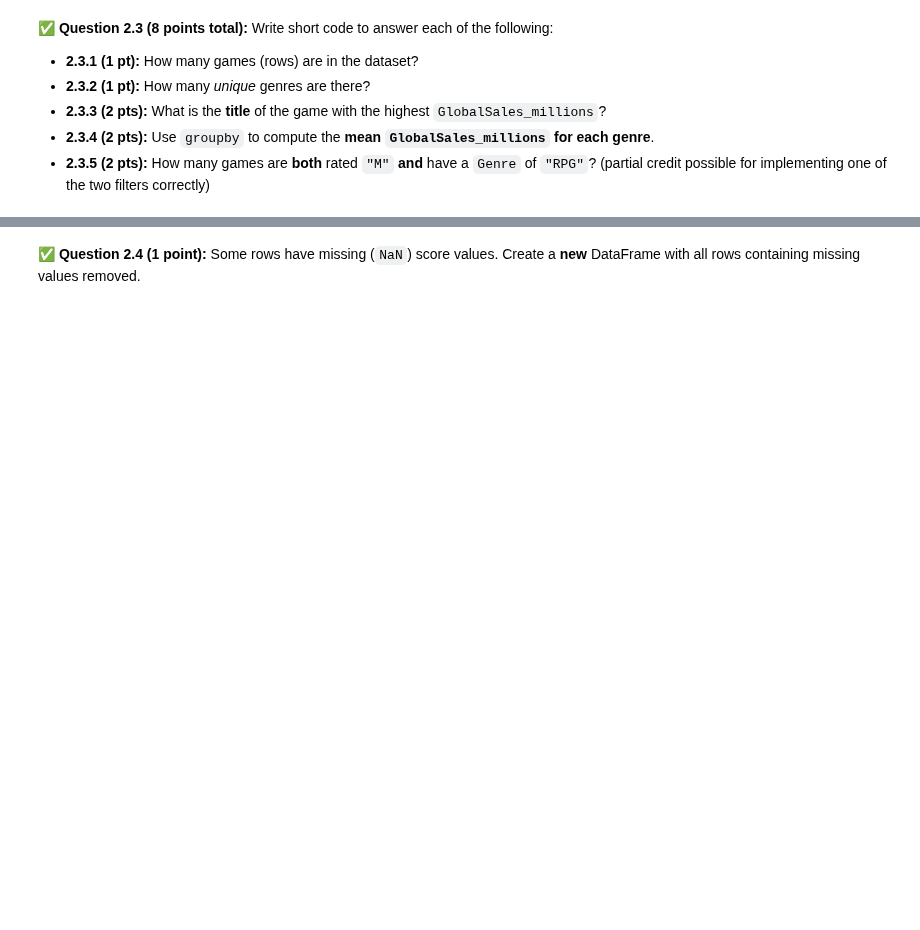
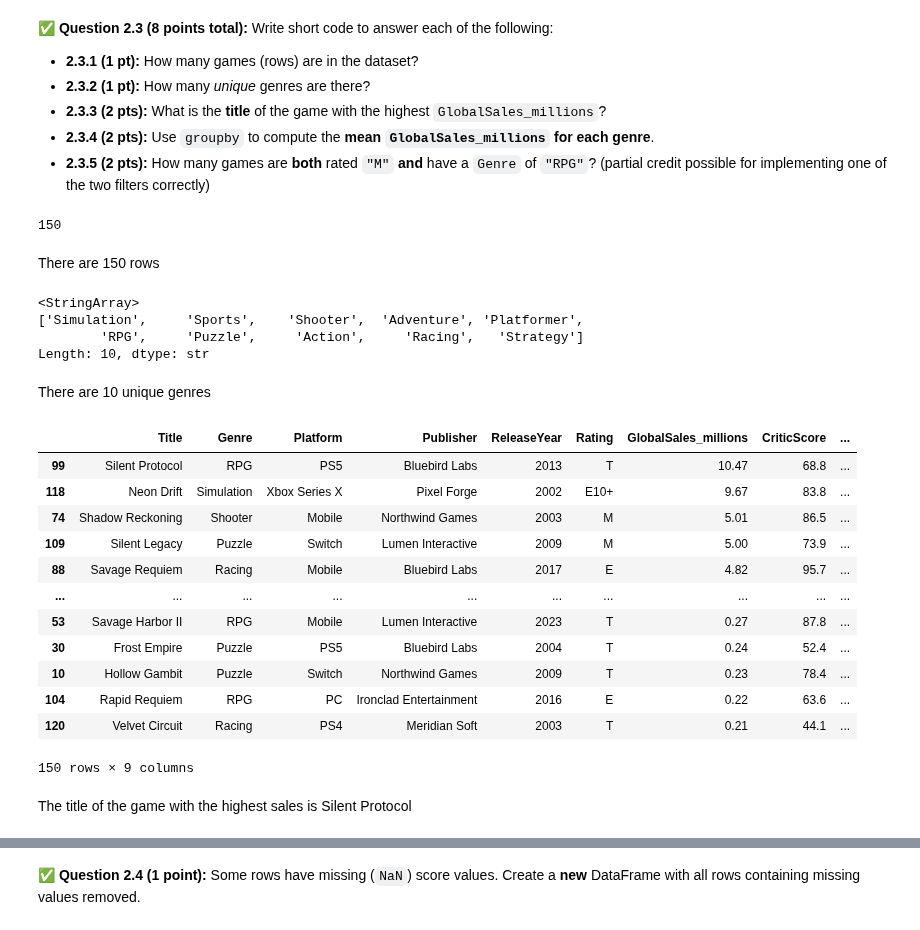
Before and after one commit to beayldz/CMSE202-f26-turnin, a Jupyter notebook: midterm/CMSE202-Midterm-Section004-Ayyildiz.ipynb, the cells around one changed output, grey strips where cells are left out. Drawn from its saved outputs; the diff is of its cells as text; code cells hidden in the pictures; blank space fills up the shorter version.

```diff
--- a/midterm/CMSE202-Midterm-Section004-Ayyildiz.ipynb
+++ b/midterm/CMSE202-Midterm-Section004-Ayyildiz.ipynb
@@ -133,0 +151,37 @@ from the URL provided by your instructor. Put the command you used in the cell b
+# %%
+# 2.3.1
+len(games_df)
+# %% [output]
+150
+# %% [markdown]
+There are 150 rows
+# %%
+# 2.3.2
+genres = games_df["Genre"]
+print(genres.unique())
+# %% [output]
+<StringArray>
+['Simulation',     'Sports',    'Shooter',  'Adventure', 'Platformer',
+        'RPG',     'Puzzle',     'Action',     'Racing',   'Strategy']
+Length: 10, dtype: str
+# %% [markdown]
+There are 10 unique genres
+# %%
+# 2.3.3
+games_df.sort_values(by=["GlobalSales_millions"], ascending=False)
+# %% [output]
+|  | Title | Genre | Platform | Publisher | ReleaseYear | Rating | GlobalSales_millions | CriticScore | ... |
+| 99 | Silent Protocol | RPG | PS5 | Bluebird Labs | 2013 | T | 10.47 | 68.8 | ... |
+| 118 | Neon Drift | Simulation | Xbox Series X | Pixel Forge | 2002 | E10+ | 9.67 | 83.8 | ... |
+| 74 | Shadow Reckoning | Shooter | Mobile | Northwind Games | 2003 | M | 5.01 | 86.5 | ... |
+| 109 | Silent Legacy | Puzzle | Switch | Lumen Interactive | 2009 | M | 5.00 | 73.9 | ... |
+| 88 | Savage Requiem | Racing | Mobile | Bluebird Labs | 2017 | E | 4.82 | 95.7 | ... |
+| ... | ... | ... | ... | ... | ... | ... | ... | ... | ... |
+| 53 | Savage Harbor II | RPG | Mobile | Lumen Interactive | 2023 | T | 0.27 | 87.8 | ... |
+| 30 | Frost Empire | Puzzle | PS5 | Bluebird Labs | 2004 | T | 0.24 | 52.4 | ... |
+| 10 | Hollow Gambit | Puzzle | Switch | Northwind Games | 2009 | T | 0.23 | 78.4 | ... |
+| 104 | Rapid Requiem | RPG | PC | Ironclad Entertainment | 2016 | E | 0.22 | 63.6 | ... |
+| 120 | Velvet Circuit | Racing | PS4 | Meridian Soft | 2003 | T | 0.21 | 44.1 | ... |
+150 rows × 9 columns
+# %% [markdown]
+The title of the game with the highest sales is Silent Protocol
```
Also changed, not shown: parts of 14 cells of this notebook, 1 other file.
